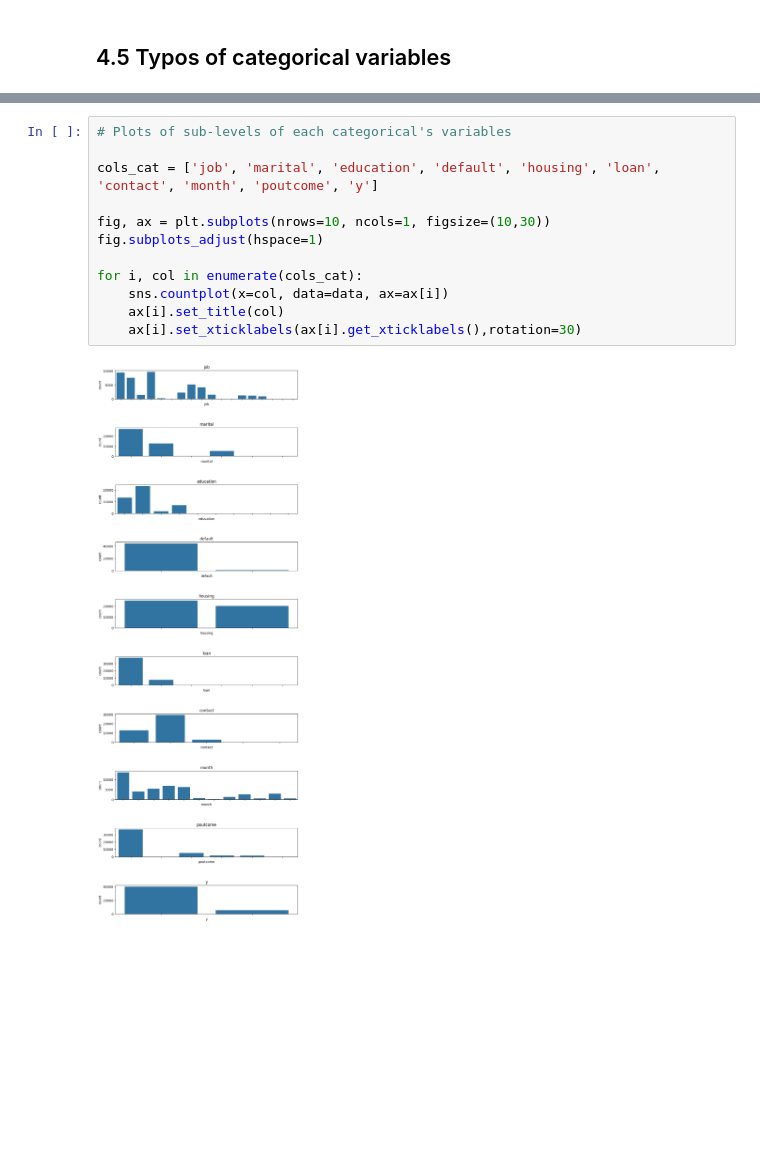
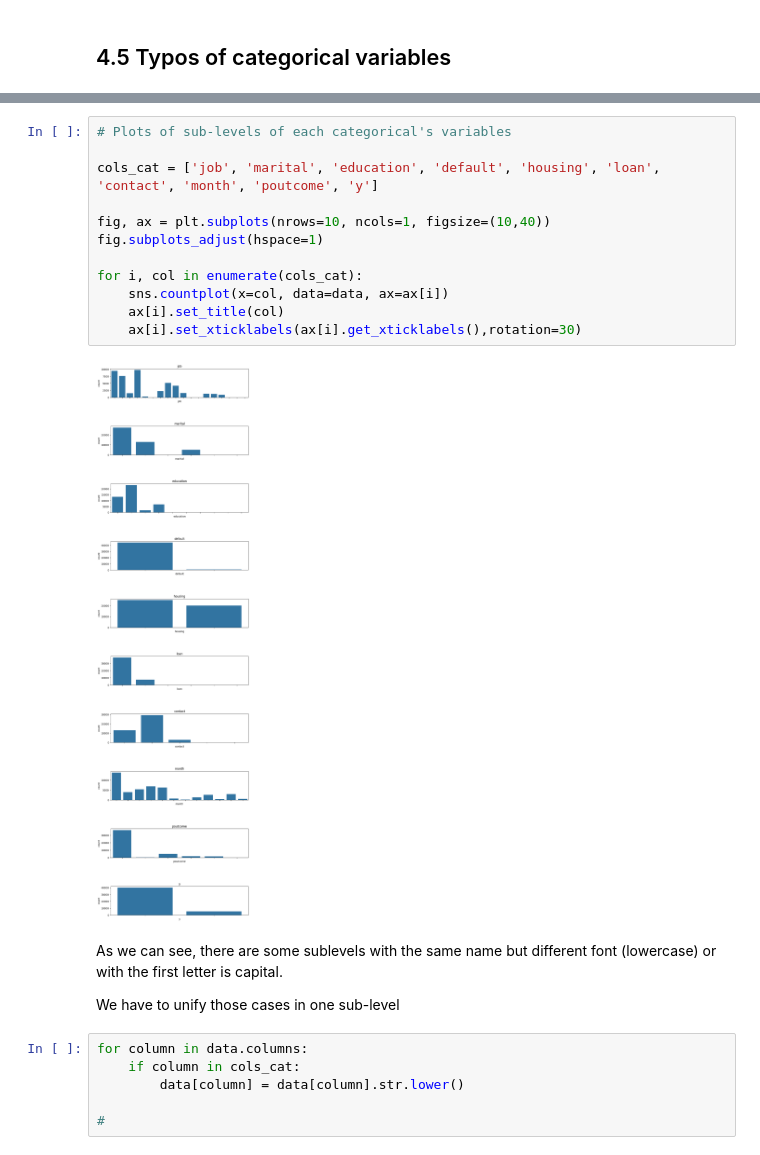
Before and after one commit to MarioSolisB/Profile_of_a_bank_coustomer, a Jupyter notebook: Cleaning_data.ipynb, the cells around one changed output, grey strips where cells are left out. Saved outputs shown, nothing was run; the diff lists cells and outputs as text; blank space fills up the shorter version.

```diff
--- a/Cleaning_data.ipynb
+++ b/Cleaning_data.ipynb
@@ -324,14 +336,24 @@ We **must** join these two sub-levels.
 # %%
 # Plots of sub-levels of each categorical's variables
 
 cols_cat = ['job', 'marital', 'education', 'default', 'housing', 'loan', 'contact', 'month', 'poutcome', 'y']
 
-fig, ax = plt.subplots(nrows=10, ncols=1, figsize=(10,30))
+fig, ax = plt.subplots(nrows=10, ncols=1, figsize=(10,40))
 fig.subplots_adjust(hspace=1)
 
 for i, col in enumerate(cols_cat):
     sns.countplot(x=col, data=data, ax=ax[i])
     ax[i].set_title(col)
     ax[i].set_xticklabels(ax[i].get_xticklabels(),rotation=30)
 # %% [output]
-[figure, old version]
+[figure, new version]
+# %% [markdown]
+As we can see, there are some sublevels with the same name but different font (lowercase) or with the first letter is capital.
+
+We have to unify those cases in one sub-level
+# %%
+for column in data.columns:
+    if column in cols_cat:
+        data[column] = data[column].str.lower()
+
+#
```
Also changed, not shown: parts of 2 cells of this notebook.
